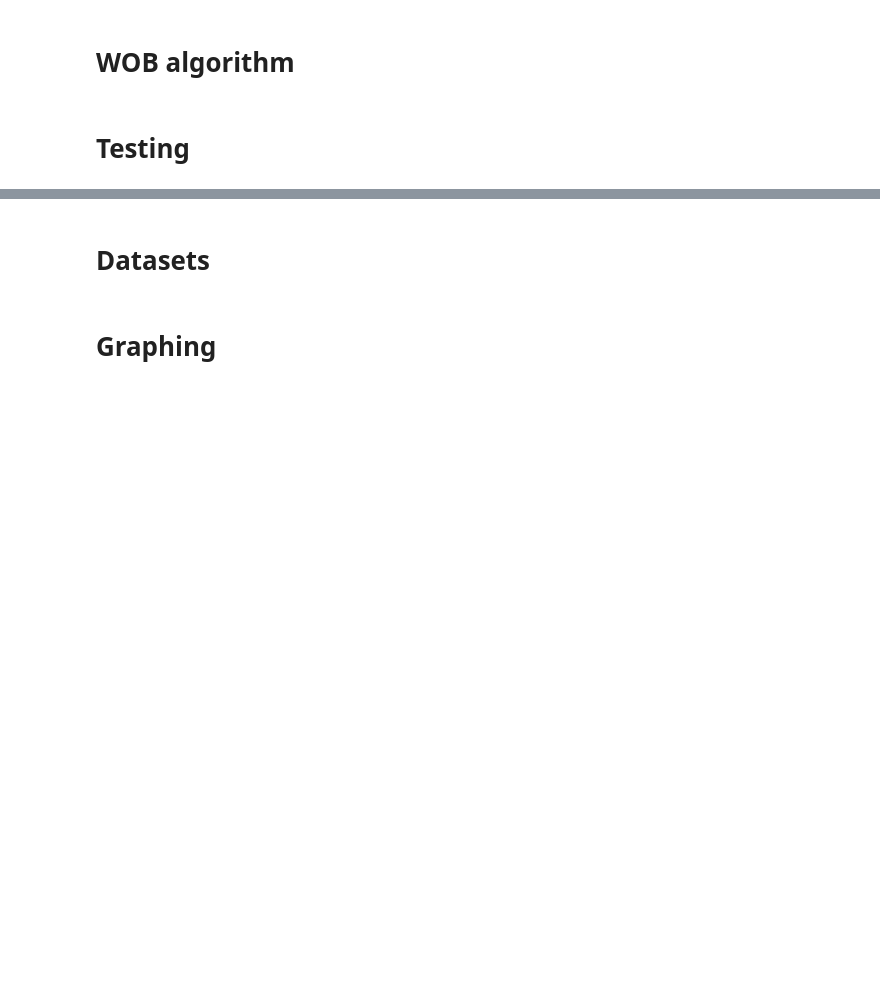
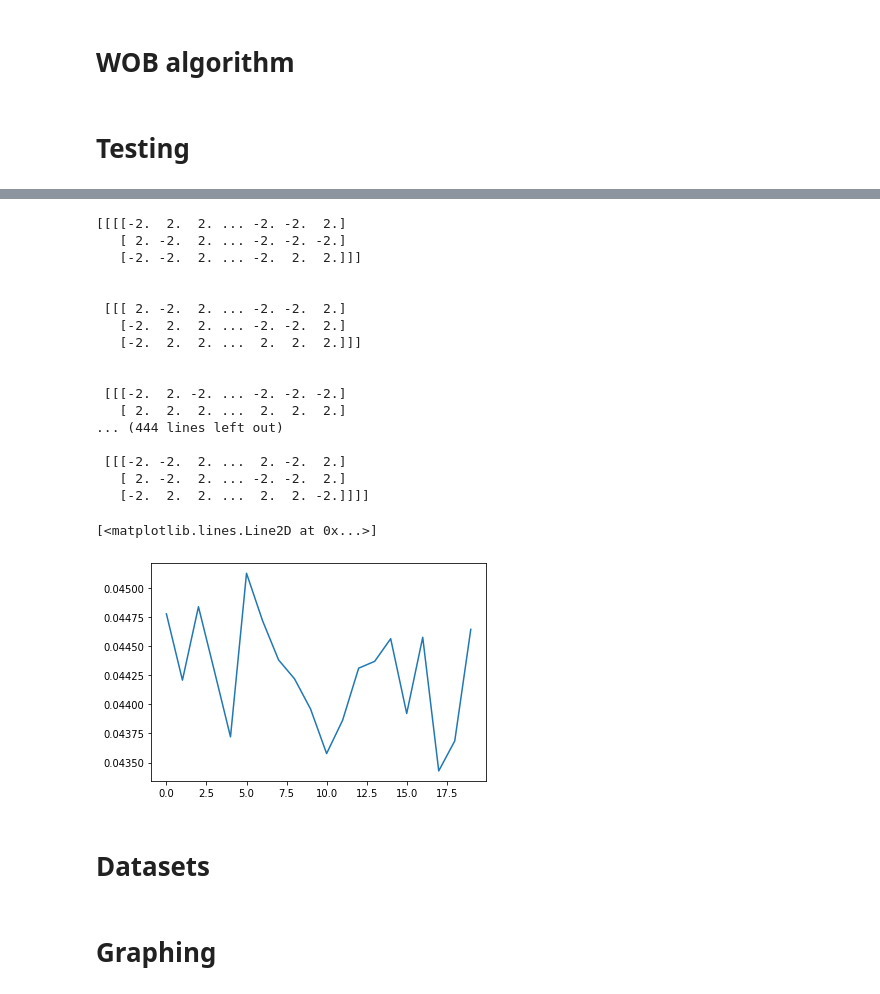
Before and after one commit to AmandinChyba/Project1-Fields-2022, a Jupyter notebook: Walk_on_Boundary_and_BIEM/WalkOnBoundary.ipynb, the cells around one changed output, grey strips where cells are left out. Saved outputs shown, nothing was run; the diff lists cells and outputs as text; code cells hidden in the pictures; blank space fills up the shorter version.

```diff
--- a/Walk_on_Boundary_and_BIEM/WalkOnBoundary.ipynb
+++ b/Walk_on_Boundary_and_BIEM/WalkOnBoundary.ipynb
@@ -121,11 +122,11 @@ def computeSoln(t, rootSteps, samples, k, p, key):
 '''
 testing code
 '''
-key = random.PRNGKey(int(time.time()))
-#x = jnp.array([[0,0,0.1], [0,0,0.3]])
-x = jnp.array([[-0.3,0.5,0.8]])
+#key = random.PRNGKey(int(time.time()))
+##x = jnp.array([[0,0,0.1], [0,0,0.3]])
+#x = jnp.array([[-0.3,0.5,0.8]])
 
-y, sd = computeSoln(10, 5, 100000, 1, x, key)
-print('solution:', y)
-print('exact:', trueSoln(x, 1))
+#y, sd = computeSoln(10, 5, 1000, 1, x, key)
+#print('solution:', y)
+#print('exact:', trueSoln(x, 1))
 # %% [output]
@@ -136,3 +136,36 @@ Wall time: 149 ms
+# %%
+x = jnp.array([[-0.3,0.5,0.8]])
+key = random.PRNGKey(int(time.time()))
+keys = random.split(key, 20)
+y_points = []
+for i in range(20):
+  y, sd = computeSoln(t=5, rootSteps=20, samples=10_000, k=0, p=x, key=keys[i])
+  #y, sd = computeSoln(keys[i], x, t=11, rootSteps=20, samples=10_000, diameter=3, k=0)
+  #print(y[0])
+  #print(trueSoln(x,1))
+  y_points.append(y[0] - trueSoln(x, 1))
+
+plt.plot(y_points)
+# %% [output]
+[[[[-2.  2.  2. ... -2. -2.  2.]
+   [ 2. -2.  2. ... -2. -2. -2.]
+   [-2. -2.  2. ... -2.  2.  2.]]]
+
+
+ [[[ 2. -2.  2. ... -2. -2.  2.]
+   [-2.  2.  2. ... -2. -2.  2.]
+   [-2.  2.  2. ...  2.  2.  2.]]]
+
+
+ [[[-2.  2. -2. ... -2. -2. -2.]
+   [ 2.  2.  2. ...  2.  2.  2.]
+... (444 lines left out)
+
+ [[[-2. -2.  2. ...  2. -2.  2.]
+   [ 2. -2.  2. ... -2. -2.  2.]
+   [-2.  2.  2. ...  2.  2. -2.]]]]
+[<matplotlib.lines.Line2D at 0x...>]
+[figure, added]
 # %% [markdown]
 # Datasets
 # %%
```
Also changed, not shown: parts of 3 cells of this notebook.
